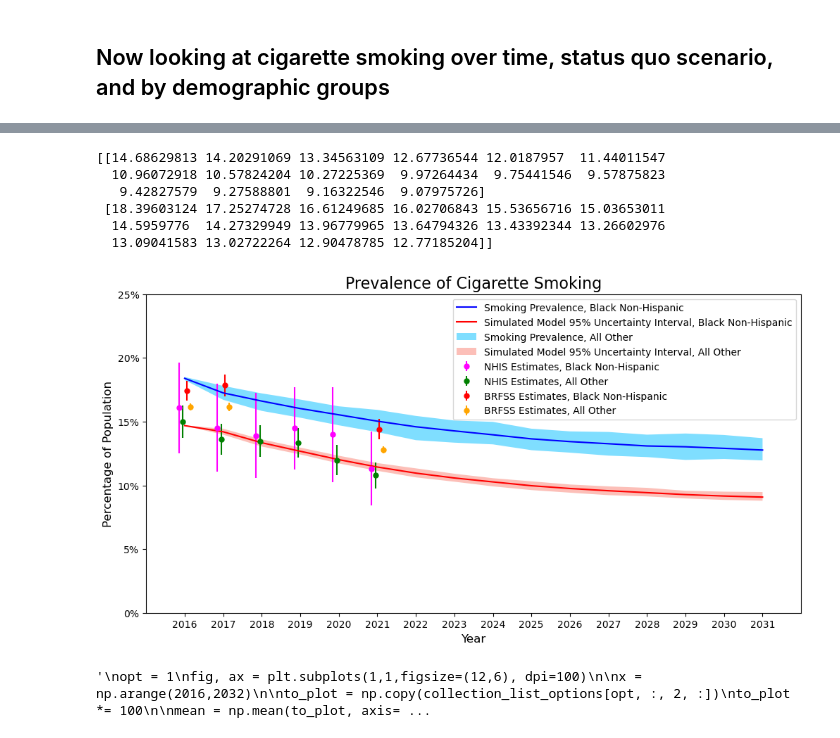
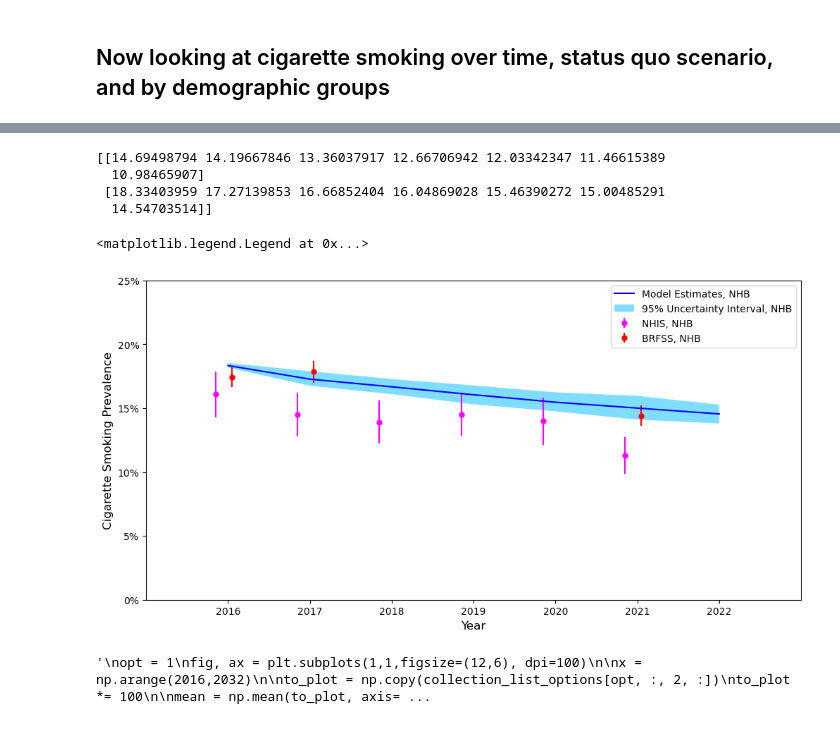
Before and after one commit to tapphughesn/menthol-model, a Jupyter notebook: mentholmodel/UA_figures.ipynb, the cells around one changed output, grey strips where cells are left out. Cells and saved outputs as stored; diff of their text form; code cells hidden in the pictures.

```diff
--- a/mentholmodel/UA_figures.ipynb
+++ b/mentholmodel/UA_figures.ipynb
@@ -12,6 +12,7 @@ base_dir = "/Users/nick/Documents/Gillings_work/uncertainty_analysis_data/uncert
 base_dir = "/Users/nick/Documents/Gillings_work/uncertainty_analysis_data/uncertainty_analysis_2023-03-29_14-16-04-931491_UPDATEDMETHOD_April2023"
 base_dir = "/Users/nick/Documents/Gillings_work/uncertainty_analysis_data/uncertainty_analysis_2023-10-11_23-47-30-192455"
 base_dir = "/Users/nick/Documents/Gillings_work/uncertainty_analysis_data/uncertainty_analysis_2023-10-24_21-00-37-093241"
+base_dir = "/Users/nick/Documents/Gillings_work/uncertainty_analysis_data/uncertainty_analysis_2024-10-23_21-15-19-372466"
 output_dir = os.path.join(base_dir, "outputs")
 outputs_dirs = [os.path.join(output_dir, f"option_{i}") for i in range(6)]
 # %%
@@ -19,6 +20,8 @@ collection_list_options = []
 
 for opt in range(6):
     outputs = outputs_dirs[opt]
+    if not os.path.exists(outputs):
+        continue
     collection_list = []
 
     # for each arr, store a 2D array in the list
@@ -280,12 +355,11 @@ plt.show()
 'blah'
 # %%
+# Cigarette Smokers over time, stratified by race, status quo scenario
+opt = 0
 
-# Cigarette Smokers over time, stratified by race, status quo scenario
-
-opt = 0
 fig, ax = plt.subplots(1,1,figsize=(12,6), dpi=100)
 
-x = np.arange(2016,2032)
+x = np.arange(2016,2023)
 
 to_plot = np.copy(collection_list_options[opt, :, :, :, :, :])
 # dims:  output #, smoking status, black, pov, year
@@ -299,57 +373,53 @@ sums = np.sum(to_plot[:,[0,1,3,4,5],:], axis=1) # sum over smoking states to get
 to_plot = to_plot / sums[:, np.newaxis, :, :] # change from absolute counts to proportion of total
 to_plot = to_plot[:,2,:,:] # only want menthol + nonmenthol
 to_plot *= 100
-to_plot = to_plot[:,:,:16]
+to_plot = to_plot[:,:,:len(x)]
 
 mean = np.mean(to_plot, axis=0)
 upper = np.percentile(to_plot, 97.5, axis=0)
 lower = np.percentile(to_plot, 2.5, axis=0)
 
 print(mean)
 
 # black
 ax.plot(x, mean[1], "blue")
 ax.fill_between(x, lower[1], upper[1], facecolor='deepskyblue', alpha=0.5)
 
 # non black
-ax.plot(x, mean[0], "red")
-ax.fill_between(x, lower[0], upper[0], facecolor='salmon', alpha=0.5)
+# ax.plot(x, mean[0], "red")
+# ax.fill_between(x, lower[0], upper[0], facecolor='salmon', alpha=0.5)
 
 ax.errorbar(NHIS_x-0.15, NHIS_smoking_prevalence_18_64_black[:,0], NHIS_smoking_prevalence_18_64_black[:,3], fmt='o', ms=5, color="magenta")
-ax.errorbar(NHIS_x-0.05, NHIS_smoking_prevalence_18_64_nonblack[:,0], NHIS_smoking_prevalence_18_64_nonblack[:,3], fmt='o', ms=5, color="green")
+# ax.errorbar(NHIS_x-0.05, NHIS_smoking_prevalence_18_64_nonblack[:,0], NHIS_smoking_prevalence_18_64_nonblack[:,3], fmt='o', ms=5, color="green")
 
 ax.errorbar(BRFSS_x_black+0.05, BRFSS_y_black, yerr=BRFSS_e_black, fmt='o', ms=5, color="red")
-ax.errorbar(BRFSS_x_nonblack+0.15, BRFSS_y_nonblack, yerr=BRFSS_e_nonblack, fmt='o', ms=5, color="orange")
+# ax.errorbar(BRFSS_x_nonblack+0.15, BRFSS_y_nonblack, yerr=BRFSS_e_nonblack, fmt='o', ms=5, color="orange")
 
 plt.ylim(5,25)
 plt.xlim(x[0]-1, x[-1]+1)
 plt.xlabel("Year", fontsize=12)
-plt.ylabel("Percentage of Population", fontsize=12)
+plt.ylabel("Cigarette Smoking Prevalence", fontsize=12)
 plt.xticks(x[::1], fontsize=10, horizontalalignment='center')
 y_tick_nums = np.arange(0,25 + 1,5) # plus one because arange doesn't include the "stop" param
 y_tick_labels = [str(x) + "%" for x in y_tick_nums]
 plt.yticks(y_tick_nums, y_tick_labels)
-plt.title(f"Prevalence of Cigarette Smoking", fontsize=16)
 plt.legend([
-    f"Smoking Prevalence, Black Non-Hispanic",
-    f"Simulated Model 95% Uncertainty Interval, Black Non-Hispanic",
-    f"Smoking Prevalence, All Other",
-    f"Simulated Model 95% Uncertainty Interval, All Other",
-    f"NHIS Estimates, Black Non-Hispanic",
-    f"NHIS Estimates, All Other",
-    f"BRFSS Estimates, Black Non-Hispanic",
-    f"BRFSS Estimates, All Other",
+    f"Model Estimates, NHB",
+    f"95% Uncertainty Interval, NHB",
+    # f"Smoking Prevalence, All Other",
+    # f"Simulated Model 95% Uncertainty Interval, All Other",
+    f"NHIS, NHB",
+    # f"NHIS Estimates, All Other",
+    f"BRFSS, NHB",
+    # f"BRFSS Estimates, All Other",
 ])
-
-plt.show()
 # %% [output]
-[[14.68629813 14.20291069 13.34563109 12.67736544 12.0187957  11.44011547
-  10.96072918 10.57824204 10.27225369  9.97264434  9.75441546  9.57875823
-   9.42827579  9.27588801  9.16322546  9.07975726]
- [18.39603124 17.25274728 16.61249685 16.02706843 15.53656716 15.03653011
-  14.5959776  14.27329949 13.96779965 13.64794326 13.43392344 13.26602976
-  13.09041583 13.02722264 12.90478785 12.77185204]]
+[[14.69498794 14.19667846 13.36037917 12.66706942 12.03342347 11.46615389
+  10.98465907]
+ [18.33403959 17.27139853 16.66852404 16.04869028 15.46390272 15.00485291
+  14.54703514]]
+<matplotlib.legend.Legend at 0x...>
-[figure, old version]
+[figure, new version]
 # %%
 
 """
```
Also changed, not shown: parts of 9 cells of this notebook, 33 other files.
